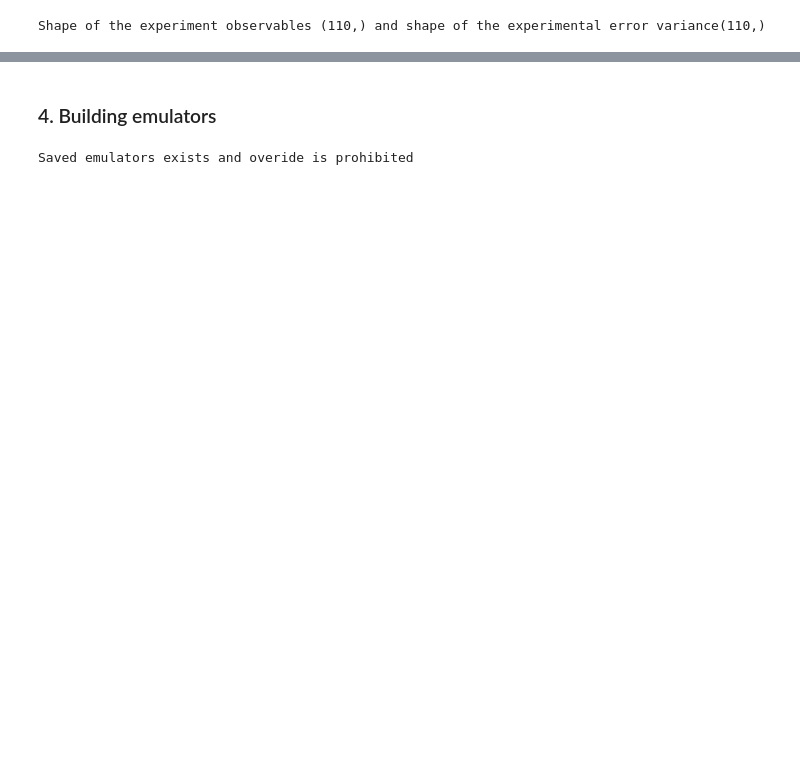
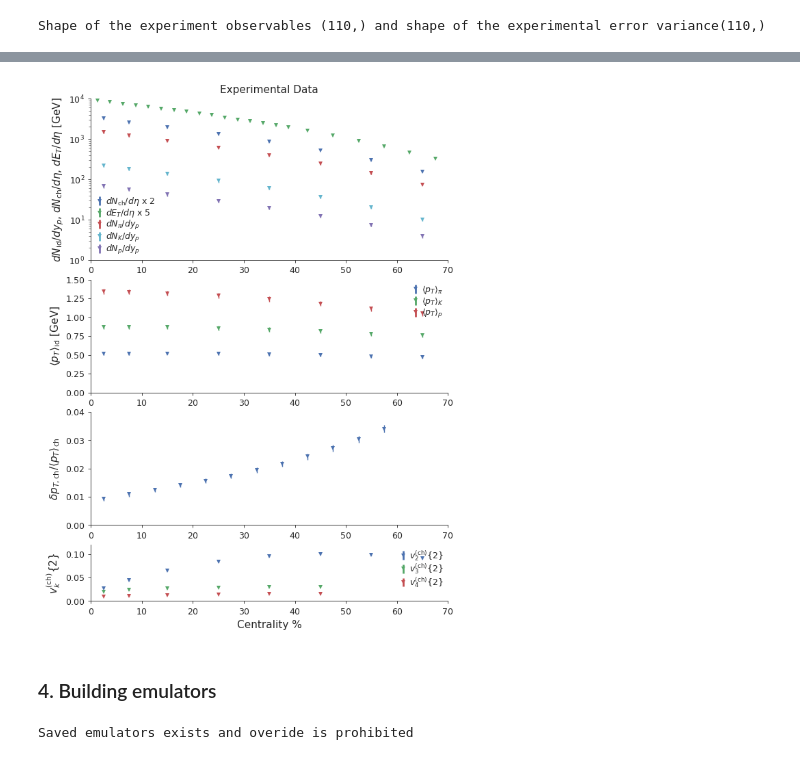
Before and after one commit to danOSU/QGP_Bayes, a Jupyter notebook: Bayesian Parameter Estimation for Relativistic Heavy Ion Physics.ipynb, the cells around one changed output, grey strips where cells are left out. Saved outputs shown, nothing was run; the diff lists cells and outputs as text; code cells hidden in the pictures; blank space fills up the shorter version.

```diff
--- a/Bayesian Parameter Estimation for Relativistic Heavy Ion Physics.ipynb
+++ b/Bayesian Parameter Estimation for Relativistic Heavy Ion Physics.ipynb
@@ -185,0 +371,11 @@ Shape of the experiment observables (110,) and shape of the experimental error v
+# %%
+index={}
+st_index=0
+for obs_group in  obs_groups.keys():
+    for obs in obs_groups[obs_group]:
+        #print(obs)
+        n_centrality= len(obs_cent_list['Pb-Pb-2760'][obs])
+        #print(n_centrality)
+        index[obs]=[st_index,st_index+n_centrality]
+        st_index = st_index+n_centrality
+print(index)
@@ -185,0 +384,88 @@ Shape of the experiment observables (110,) and shape of the experimental error v
+# %%
+# height_ratios = [1.8, 1.2, 1.5, 1.]
+height_ratios = [2, 1.4, 1.4, 0.7]
+column = 1
+fig, axes = plt.subplots(nrows=4, ncols=column, figsize=(6, 8), squeeze=False,
+                         gridspec_kw={'height_ratios': height_ratios})
+
+for row, obs_group in enumerate(obs_groups.keys()):
+    for obs, color in zip(obs_groups[obs_group], colors):
+        expt_label = 'ALICE'
+
+        axes[row][0].tick_params(labelsize=9)
+       # axes[row][1].tick_params(labelsize=9)
+
+        scale = 1.0
+
+        if obs_group == 'yields':
+            axes[row][0].set_yscale('log')
+          #  axes[row][1].set_yscale('log')
+
+            axes[row][0].set_title("Experimental Data", fontsize = 11)
+          #  axes[row][1].set_title("VAH + PTMA", fontsize = 11)
+
+            if obs == 'dET_deta':
+                scale = 5.
+            if obs == 'dNch_deta':
+                scale = 2.
+
+        axes[row][0].set_ylabel(obs_group_labels[obs_group], fontsize = 11)
+
+        xbins = np.array(obs_cent_list['Pb-Pb-2760'][obs])
+        x = (xbins[:,0] + xbins[:,1]) / 2.
+
+        #Y1 = Ymodel1['Pb-Pb-2760'][obs]['mean'][0][0]
+        #Yerr1 = Ymodel1['Pb-Pb-2760'][obs]['err'][0][0]
+
+        #Y2 = Ymodel2['Pb-Pb-2760'][obs]['mean'][0][0]
+        #Yerr2 = Ymodel2['Pb-Pb-2760'][obs]['err'][0][0]
+
+        label = obs_tex_labels[obs]
+
+       # axes[row][0].plot(x, Y1*scale, color = color, label = label, lw = 1.5)
+       # axes[row][0].fill_between(x, (Y1-Yerr1)*scale, (Y1+Yerr1)*scale, color=color, alpha=0.2)
+
+       # axes[row][1].plot(x, Y2*scale, color = color, label = label, lw = 1.5)
+       # axes[row][1].fill_between(x, (Y2-Yerr2)*scale, (Y2+Yerr2)*scale, color=color, alpha=0.2)
+
+        exp_mean = y_exp[index[obs][0]:index[obs][1]]
+        exp_err = np.sqrt(y_exp_variance[index[obs][0]:index[obs][1]])
+        #exp_mean = Yexp['Pb-Pb-2760'][obs]['mean'][0]
+        #exp_err = Yexp['Pb-Pb-2760'][obs]['err'][0]
+
+        axes[row][0].errorbar(x, exp_mean*scale, exp_err, color=color, fmt='v', markersize='4', elinewidth=1, label=label)
+        #axes[row][1].errorbar(x, exp_mean*scale, exp_err, color='black', fmt='v', markersize='4', elinewidth=1)
+
+
+
+    leg = axes[row][0].legend(fontsize=9, borderpad=0, labelspacing=0, handlelength=1, handletextpad=0.2)
+
+    for legobj in leg.legendHandles:
+        legobj.set_linewidth(2.0)
+        legobj.set_alpha(1.0)
+
+    axes[row][0].set_xlim(0, 70)
+
+    if obs_group == 'yields':
+        axes[row][0].set_ylim(1, 1e4)
+       # axes[row][1].set_ylim(1, 1e4)
+    if obs_group == 'mean_pT':
+        axes[row][0].set_ylim(0., 1.5)
+       # axes[row][1].set_ylim(0., 1.5)
+    if obs_group == 'fluct':
+        axes[row][0].set_ylim(0.0, 0.04)
+      #  axes[row][1].set_ylim(0.0, 0.04)
+    if obs_group == 'flows':
+        axes[row][0].set_ylim(0.0, 0.12)
+       # axes[row][1].set_ylim(0.0, 0.12)
+    if axes[row][0].is_last_row():
+        axes[row][0].set_xlabel('Centrality %', fontsize = 11)
+       # axes[row][1].set_xlabel('Centrality %', fontsize = 11)
+
+plt.tight_layout(True)
+# set_tight(fig, rect=[0, 0, 1, 0.95])
+set_tight(fig, rect=[0, 0, 1, 1])
+fig.savefig("Experimental_data.png", dpi=300)
+
+print("Done")
+# %% [output]
@@ -186,3 +479,4 @@ Shape of the experiment observables (110,) and shape of the experimental error v
+[figure, added]
 # %% [markdown]
 ### 4. Building emulators
 # %%
```
Also changed, not shown: parts of 74 cells of this notebook, 12 other files.
